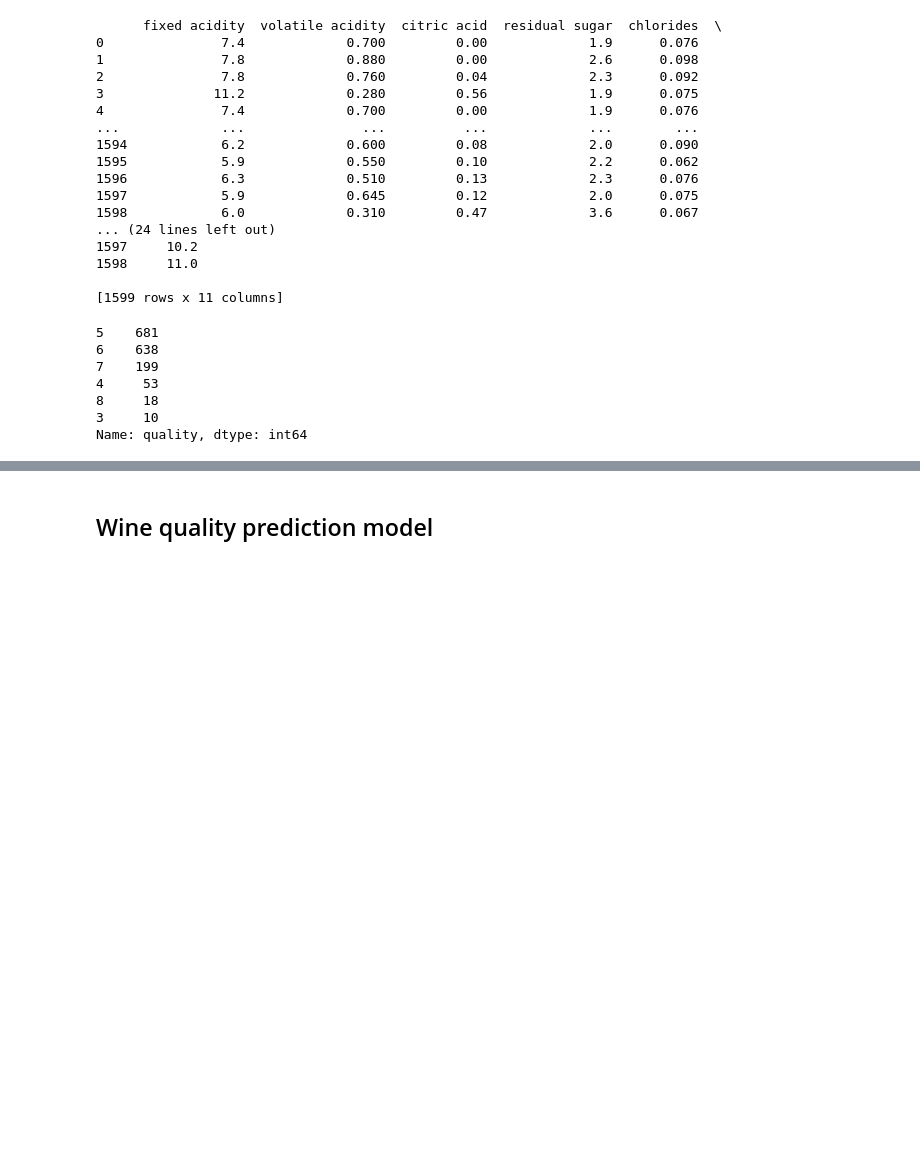
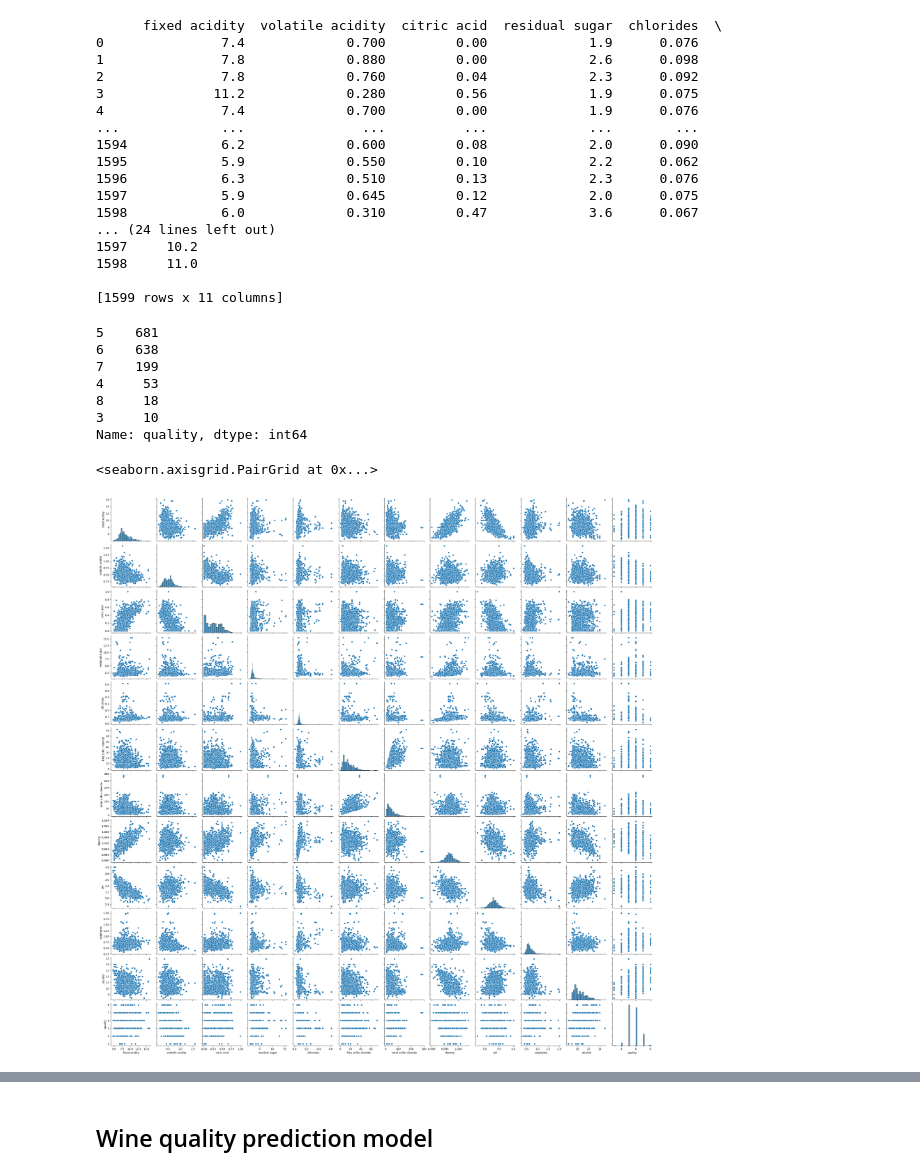
Before and after one commit to Npack08/Project_4, a Jupyter notebook: wine_quality_predictions.ipynb, the cells around one changed output, grey strips where cells are left out. Drawn from its saved outputs; the diff is of its cells as text; code cells hidden in the pictures; blank space fills up the shorter version.

Commit message:
Added some seaborn

```diff
--- a/wine_quality_predictions.ipynb
+++ b/wine_quality_predictions.ipynb
@@ -140,3 +140,8 @@ print(wine_value_counts)
 8     18
 3     10
 Name: quality, dtype: int64
+# %%
+sns.pairplot(wine)
+# %% [output]
+<seaborn.axisgrid.PairGrid at 0x...>
+[figure, added]
```
Also changed, not shown: parts of 2 cells of this notebook.
